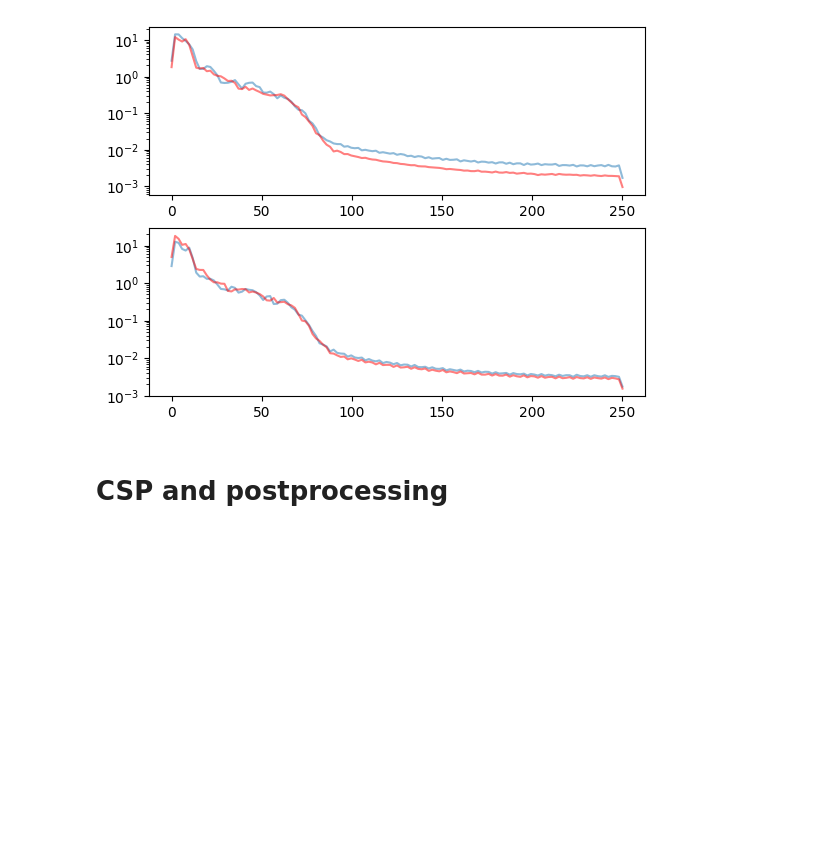
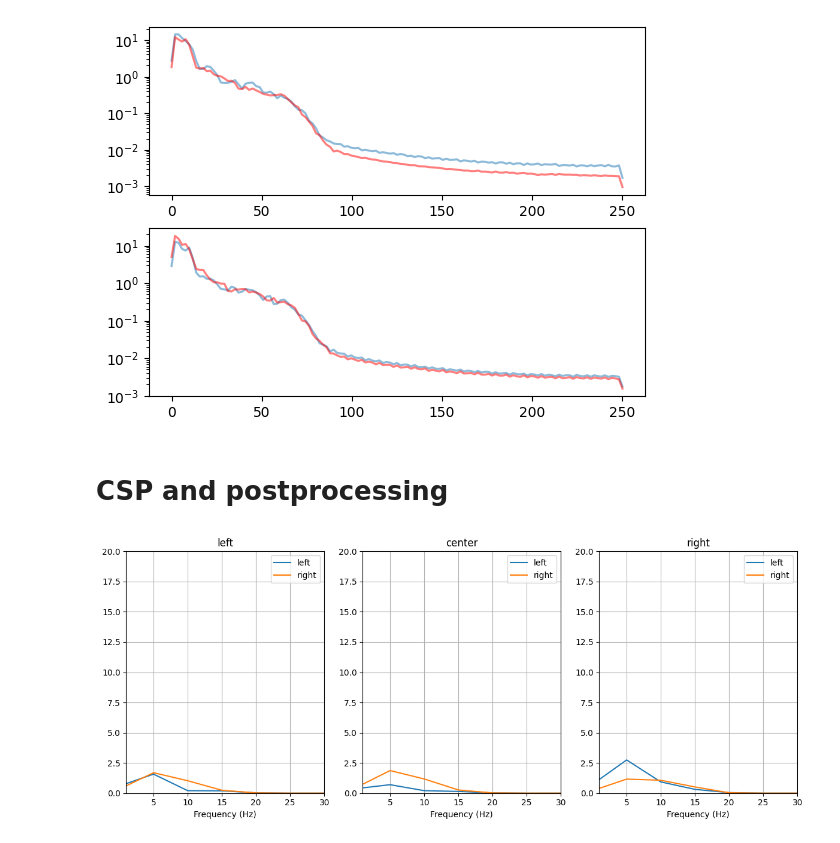
Before and after one commit to deltaC/EEG_Event_Classification, a Jupyter notebook: research.ipynb, the cells around one changed output. Drawn from its saved outputs; the diff is of its cells as text; code cells hidden in the pictures; blank space fills up the shorter version.

```diff
--- a/research.ipynb
+++ b/research.ipynb
@@ -340,0 +344,33 @@ def apply_mix(W, trials):
+# %%
+from matplotlib import mlab
+
+def psd(trials):
+    '''
+    Calculates for each trial the Power Spectral Density (PSD).
+
+    Parameters
+    ----------
+    trials : 3d-array (channels x samples x trials)
+        The EEG signal
+
+    Returns
+    -------
+    trial_PSD : 3d-array (channels x PSD x trials)
+        the PSD for each trial.
+    freqs : list of floats
+        Yhe frequencies for which the PSD was computed (useful for plotting later)
+    '''
+
+    ntrials = trials.shape[2]
+    nchannels = trials.shape[0]
+    nsamples = trials.shape[1]
+    trials_PSD = np.zeros((nchannels, 51, ntrials))
+
+    # Iterate over trials and channels
+    for trial in range(ntrials):
+        for ch in range(nchannels):
+            # Calculate the PSD
+            (PSD, freqs) = mlab.psd(trials[ch,:,trial], NFFT=int(nsamples), Fs=sample_rate)
+            trials_PSD[ch, :, trial] = PSD.ravel()
+
+    return trials_PSD, freqs
@@ -340,0 +432,14 @@ def apply_mix(W, trials):
+# %%
+psd_r, freqs = psd(trials_filt['left'])
+psd_f, freqs = psd(trials_filt['right'])
+trials_PSD = {'left': psd_r, 'right': psd_f}
+# %%
+plot_psd(
+    trials_PSD,
+    freqs,
+    [4, 17, 5],
+    chan_lab=['left', 'center', 'right'],
+    maxy=20
+)
+# %% [output]
+[figure, added]
```
Also changed, not shown: parts of 7 cells of this notebook.
